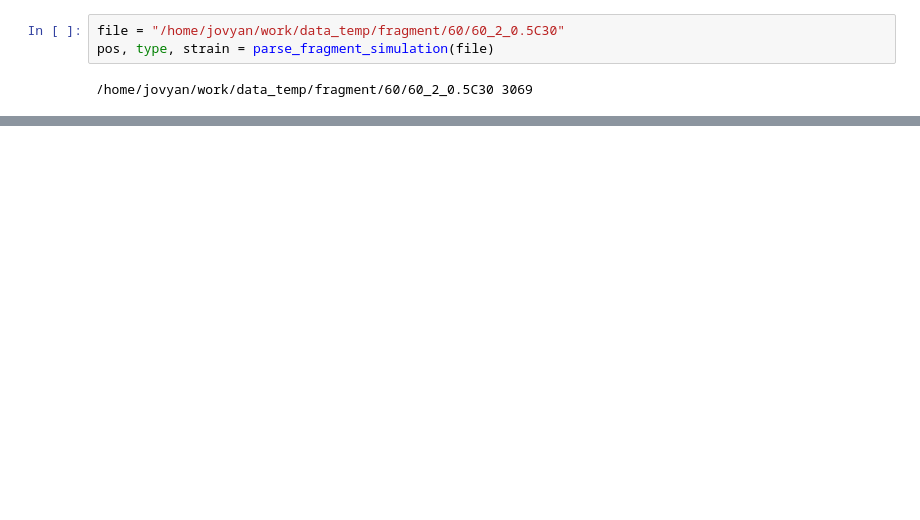
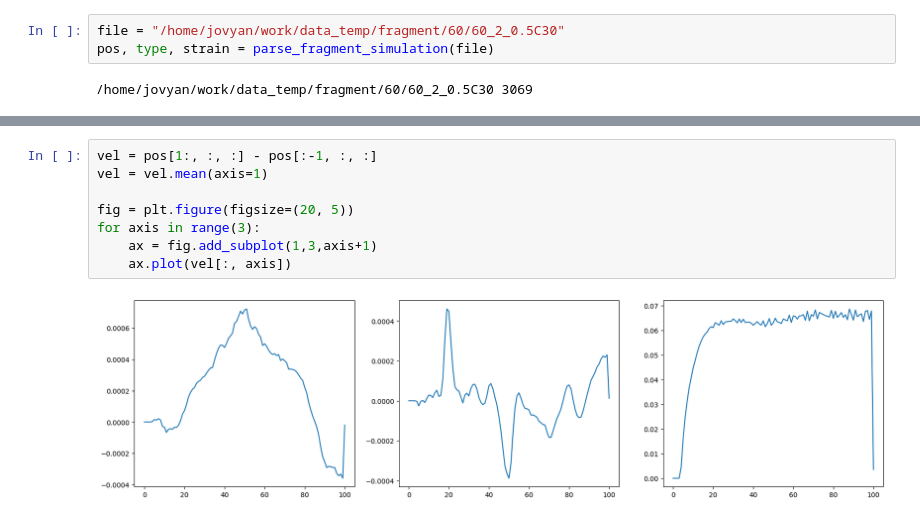
Before and after one commit to qilinli/gns-fragment, a Jupyter notebook: notebooks/read_fragment.ipynb, the cells around one changed output, grey strips where cells are left out. Cells and saved outputs as stored; diff of their text form; blank space fills up the shorter version.

```diff
--- a/notebooks/read_fragment.ipynb
+++ b/notebooks/read_fragment.ipynb
@@ -564,0 +517,10 @@ print(meta)
+# %%
+vel = pos[1:, :, :] - pos[:-1, :, :]
+vel = vel.mean(axis=1)
+
+fig = plt.figure(figsize=(20, 5))
+for axis in range(3):
+    ax = fig.add_subplot(1,3,axis+1)
+    ax.plot(vel[:, axis])
+# %% [output]
+[figure, added]
```
Also changed, not shown: parts of 11 cells of this notebook, 9 other files.
